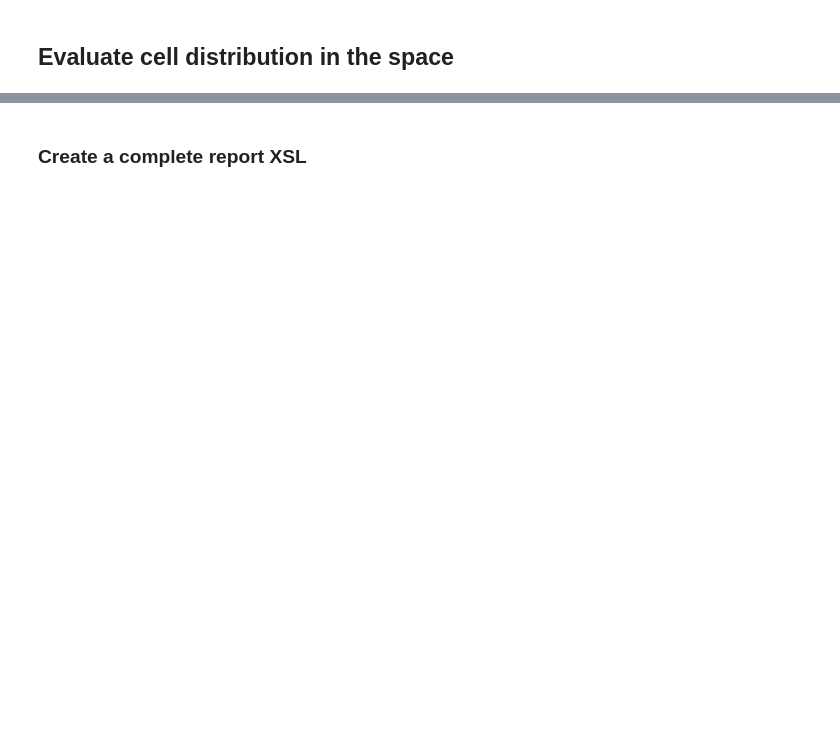
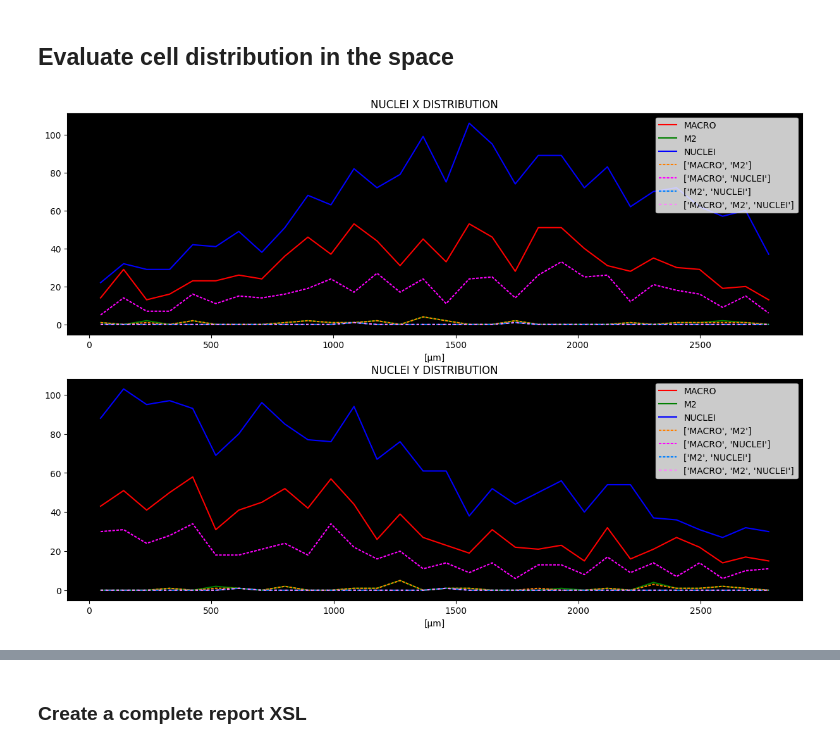
Before and after one commit to edoborgiani/napari_env-2D_fluo_segmentation, a Jupyter notebook: Fluo_2D_image_processor.ipynb, the cells around one changed output, grey strips where cells are left out. Drawn from its saved outputs; the diff is of its cells as text; code cells hidden in the pictures; blank space fills up the shorter version.

```diff
--- a/Fluo_2D_image_processor.ipynb
+++ b/Fluo_2D_image_processor.ipynb
@@ -324,30 +281,30 @@ for z in range(0,im_in.shape[2]):
 
 im_threshold=im_out.copy()
 # %%
-# Segmentation using either StarDist or watershed
+# Segmentation
 im_in=im_out.copy()
+im_out=np.zeros_like(im_in, dtype=np.int32)
 
 trig_stardist=False
 
 for z in range(0,im_in.shape[2]):
     if trig_stardist:
-        # Use StarDist model for segmentation
         model = StarDist2D.from_pretrained('2D_versatile_fluo')
         img_te = normalize(im_trans[:,:,z],1.0,99.8)
         im_out[:,:,z], _ = model.predict_instances(img_te)
         im_mask=im_in[:,:,z]/np.max(im_in[:,:,z])
         im_mask=ndi.binary_erosion(im_mask,structure=np.ones((2,2))).astype(im_mask.dtype)
-        im_positive=im_out*(im_mask)
+        im_positive=im_out[:,:,z]*(im_mask)
         list_positive=list(np.unique(im_positive))
         list_positive=list_positive[1:]
     else:
-        # Use watershed segmentation
         distance = ndi.distance_transform_edt(im_in[:,:,z])
-        coords = peak_local_max(distance, footprint=np.ones((3,3)), labels=im_in[:,:,z].astype('uint8'))
+        coords = peak_local_max(distance, footprint=np.ones((3,3)), labels=im_in[:,:,z].astype(np.int32))
         mask = np.zeros(distance.shape, dtype=bool)
         mask[tuple(coords.T)] = True
         markers, _ = ndi.label(mask)
-        im_out[:,:,z] = watershed(-distance, markers, mask=im_in[:,:,z])
+        transl = watershed(-distance, markers, mask=im_in[:,:,z])
+        im_out[:,:,z] = transl.copy()  # Ensure integer labels
         im_out[:,:,z] = merge_touching_labels(im_out[:,:,z])
 
 
@@ -442,6 +408,5 @@ for iter in all_combinations:
 # %%
-# Create DataFrame from quantification results and truncate long values for display
-labels_df = pd.DataFrame.from_dict(labels_dict, orient='index', columns=['Marker','Condition','Number','Shared labels','Mean positions [um]','Cell size [um2]'])
+labels_df = pd.DataFrame.from_dict(labels_dict, orient='index', columns=['Condition','Color','Number','Shared labels','Mean positions [um]','Cell size [um2]'])
 labels_df.index.name='Combination'
 
 # Make a copy with truncated cell values
@@ -470,7 +463,6 @@ for i, marker in enumerate(labels_df.index):
 # %% [markdown]
 ## Evaluate cell distribution in the space
 # %%
-# Plot spatial distribution of cell positions along X and Y axes
 fig, axs = plt.subplots(2,1,figsize=(15,10))
 
 for i, marker in enumerate(labels_df.index):
@@ -485,32 +477,34 @@ for i, marker in enumerate(labels_df.index):
         axs[1].plot(ybin_centers,ycount,label=str(labels_df['Condition'][i]),color=stain_df.loc[str(labels_df['Condition'][i])]['Color'])
     else:
         rgb_list=[]
         for k in range(np.size(marker)):
             rgb_list.append(stain_df.loc[str(labels_df['Condition'][i][k])]['Color'])
 
         colors_rgb = [to_rgb(name) for name in rgb_list]
 
         r_total, g_total, b_total = 0.0, 0.0, 0.0
 
         for r, g, b in colors_rgb:
             r_total += r
             g_total += g
             b_total += b
 
         r_final = min(r_total, 1.0)
         g_final = min(g_total, 1.0)
         b_final = min(b_total, 1.0)
 
         final_rgb = (r_final, g_final, b_final)
 
-        axs[0].plot(xbin_centers,xcount,label=str(labels_df['Condition'][i]),linestyle='--', color=final_rgb)
-        axs[1].plot(ybin_centers,ycount,label=str(labels_df['Condition'][i]),linestyle='--', color=final_rgb)
+        axs[0].plot(xbin_centers,xcount,label=str(labels_df['Condition'][i]),linestyle=(0, (2, np.size(marker)-1)), color=final_rgb)
+        axs[1].plot(ybin_centers,ycount,label=str(labels_df['Condition'][i]),linestyle=(0, (2, np.size(marker)-1)), color=final_rgb)
 
 axs[0].set_title('NUCLEI X DISTRIBUTION')
 axs[0].set_xlabel('[μm]')
 axs[0].legend(loc='upper right')
 axs[0].set_facecolor('black')
 axs[1].set_title('NUCLEI Y DISTRIBUTION')
 axs[1].set_xlabel('[μm]')
 axs[1].legend(loc='upper right')
 axs[1].set_facecolor('black')
+# %% [output]
+[figure, added]
```
Also changed, not shown: parts of 25 cells of this notebook.
